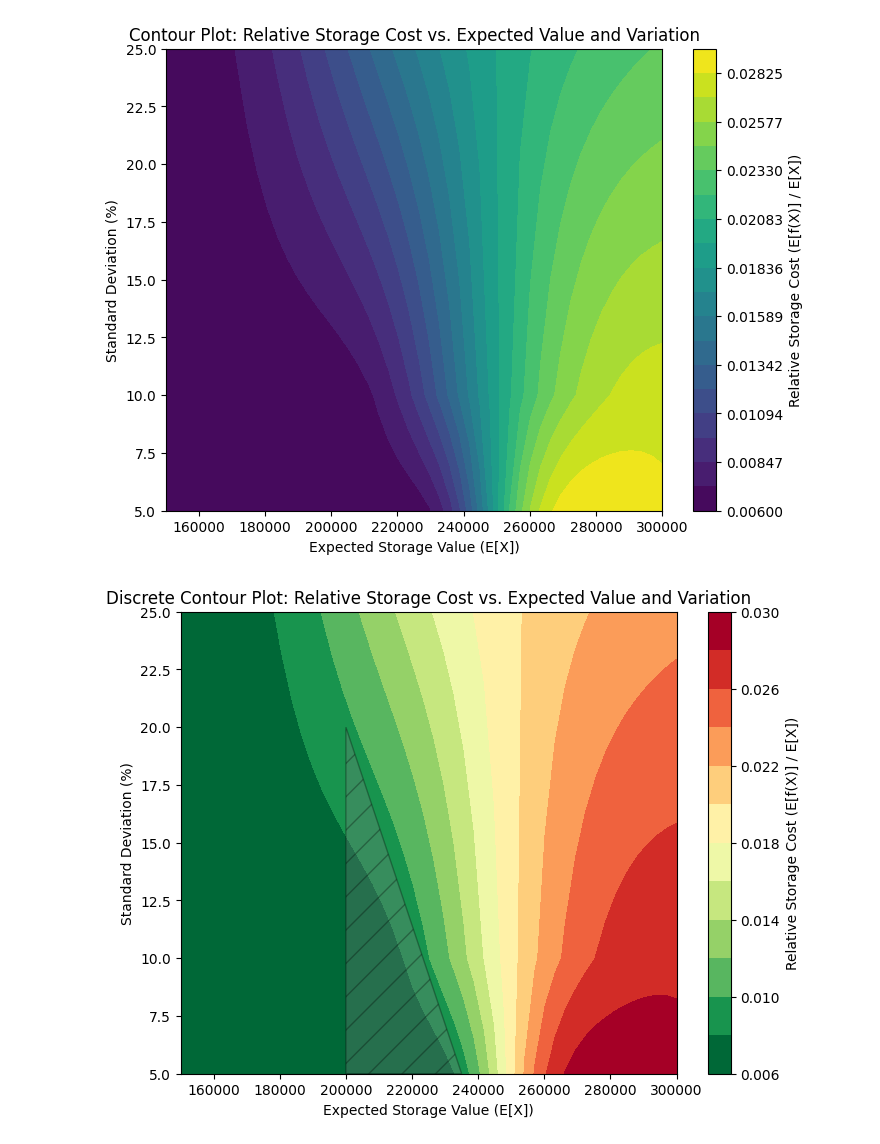
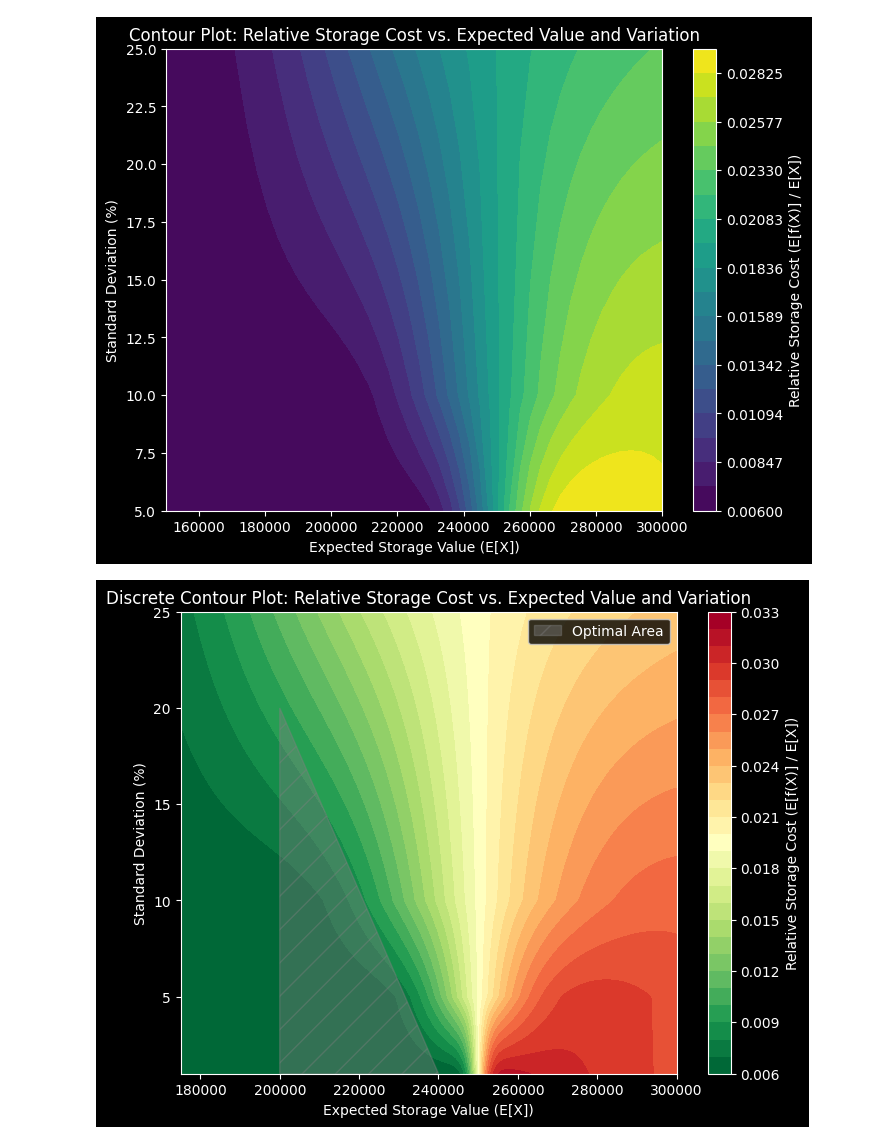
Before and after one commit to buecktobias/ibsys2SCM, a Jupyter notebook: analysis/planning_analysis_visualization.ipynb, the cells around one changed output. Saved outputs shown, nothing was run; the diff lists cells and outputs as text; code cells hidden in the pictures.

```diff
--- a/analysis/planning_analysis_visualization.ipynb
+++ b/analysis/planning_analysis_visualization.ipynb
@@ -14,7 +14,7 @@ x1 = np.linspace(0, 250e3-1, 400)
 x2 = np.linspace(250e3, 400e3, 400)
 y1 = [storage_cost(xi) for xi in x1]
 y2 = [storage_cost(xi) for xi in x2]
-
+plt.style.use("dark_background")
 plt.plot(x1, y1, label="0.006 * x", color="blue")
 plt.plot(x2, y2, label="0.012 * x + 5000", color="blue")
 plt.plot([250e3, 250e3], [storage_cost(250e3-1), storage_cost(250e3)],linestyle='dashed', color='blue')
@@ -23,5 +23,5 @@ plt.ylabel("f(x)")
 plt.title("Storage Cost")
 plt.legend()
 plt.grid()
-plt.savefig("../docs/images/storage_cost.png", format="png")
+plt.savefig("../docs/images/storage_cost.png", format="png", transparent=True)
 # %% [output]
@@ -61,7 +61,7 @@ colors = {0.05: "green", 0.10: "yellow", 0.25: "red"}
 plt.figure(figsize=(8, 5))
 for sd_pct in sd_percentages:
     plt.plot(expected_values, storage_costs[sd_pct],color=colors[sd_pct], label=f"SD = {int(sd_pct * 100)}% of E[X]")
-
+plt.style.use("dark_background")
 plt.xlabel("Expected Storage Value (E[X])")
 plt.ylabel("Expected Storage Cost (E[f(X)])")
 plt.title("Expected Storage Cost vs. Expected Storage Value with Different Risks")
@@ -81,12 +81,12 @@ plt.figure(figsize=(8, 5))
 for sd_pct in sd_percentages:
     plt.plot(expected_values, relative_storage_costs[sd_pct], label=f"SD = {int(sd_pct * 100)}% of E[X]", color=colors[sd_pct])
 plt.fill_between(expected_values[goal_range], 0.01, 0.006, color="lightgreen", alpha=0.5, label="Optimal Storage & Variation")
-
+plt.style.use("dark_background")
 plt.xlabel("Expected Storage Value (E[X])")
 plt.ylabel("Relative Storage Cost (E[f(X)] / E[X])")
 plt.title("Relative Storage Cost vs. Expected Storage Value with Different Risks")
 plt.legend()
 plt.grid()
-plt.savefig("../docs/images/relative_storage_cost_optimal.png", format="png")
+plt.savefig("../docs/images/relative_storage_cost_optimal.png", format="png", transparent=True)
 plt.show()
 # %% [output]
@@ -161,7 +161,7 @@ ax.set_title("Contour Plot: Relative Storage Cost vs. Expected Value and Variati
 
 plt.show()
 # %% [output]
-[figure, old version]
+[figure, new version]
 # %%
 import numpy as np
 import matplotlib.pyplot as plt
@@ -169,8 +169,8 @@ from scipy.stats import norm
 from matplotlib.patches import Polygon
 
 # 1) SETUP
-expected_values = np.linspace(150e3, 300e3, 50)  # Expected storage values
-sd_percentages = np.array([0.05, 0.10, 0.25])    # Standard deviations (as % of E[X])
+expected_values = np.linspace(175e3, 300e3, 10_000)  # Expected storage values
+sd_percentages = np.array([0.01, 0.05, 0.10, 0.25])    # Standard deviations (as % of E[X])
 threshold = 250000                              # Threshold value for storage cost
 
 # Create meshgrid for expected values (X-axis) and SD percentages (Y-axis)
@@ -196,41 +196,41 @@ for i in range(E_mesh.shape[0]):
                 0.006 * E_X_below * Phi_z
                 + (5000 + 0.012 * E_X_above) * one_minus_Phi_z
         )
 
 # 3) RELATIVE STORAGE COST = s(x) / x
 relative_cost_mesh = storage_costs_mesh / E_mesh
 
 # 4) DEFINE DISCRETE LEVELS FOR THE CONTOUR
-levels = [
-    0.006, 0.008, 0.010, 0.012, 0.014,
-    0.016, 0.018, 0.020, 0.022, 0.024,
-    0.026, 0.028, 0.030
-]
+levels = [ x / 1000 for x in range(6 ,34, 1)]
 
-# 5) CREATE A DISCRETE COLORMAP (GREEN → YELLOW → RED), WITH EXTENDED BOUNDS
+# 5) CREATE A DISCRETE COLORMAP (GREEN → YELLOW → RED), WITH EXTENDED BOUNDS Red Yellow Green Reversed
 cmap = plt.get_cmap("RdYlGn_r", len(levels) - 1)
 
 # 6) PLOT THE CONTOUR WITH FEWER, DISCRETE COLORS
 fig, ax = plt.subplots(figsize=(8, 6))
 contour = ax.contourf(
         E_mesh,
         sd_pct_mesh * 100,
         relative_cost_mesh,
         levels=levels,
         cmap=cmap,
 )
-triangle_coords = [(200000, 5), (200000, 20), (235000, 5)]
-triangle = Polygon(triangle_coords, facecolor="gray", alpha=0.3,
-                   edgecolor="black", label="Optimal Area", rasterized=True, hatch="/")
+triangle_coords = [(200000, 1), (200000, 20), (240000, 1)]
+triangle = Polygon(triangle_coords, facecolor="gray", alpha=0.4,
+                   edgecolor="gray", label="Optimal Area", rasterized=True, hatch="/")
 ax.add_patch(triangle)
 # 7) COLOR BAR & LABELS
 cbar = fig.colorbar(contour, ax=ax)
 cbar.set_label("Relative Storage Cost (E[f(X)] / E[X])")
 ax.set_xlabel("Expected Storage Value (E[X])")
 ax.set_ylabel("Standard Deviation (%)")
 ax.set_title("Discrete Contour Plot: Relative Storage Cost vs. Expected Value and Variation")
-plt.savefig("../docs/images/color_map_standard_deviation_expected_optimal.png", format="png")
+plt.style.use("dark_background")
+plt.legend()
+plt.savefig("../docs/images/color_map_standard_deviation_expected_optimal_large.png", format="png", transparent=True)
 
 plt.show()
+
+print()
 # %% [output]
-[figure, old version]
+[figure, new version]
```
Also changed, not shown: parts of 5 cells of this notebook, 7 other files.
